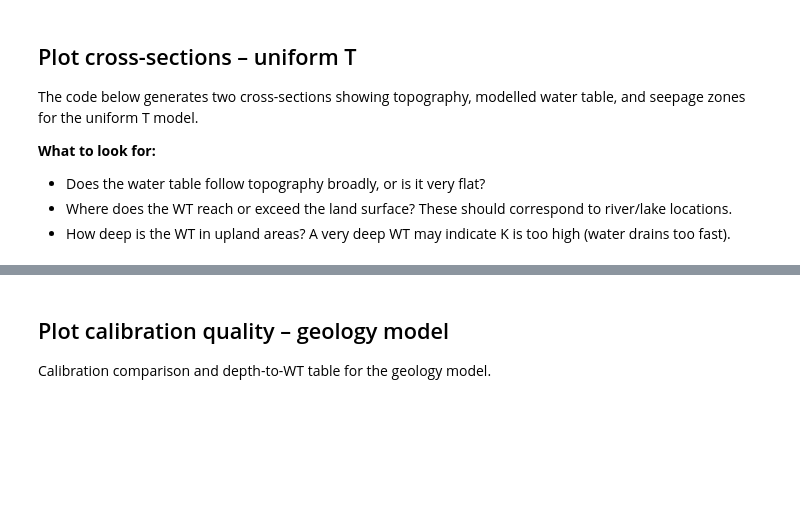
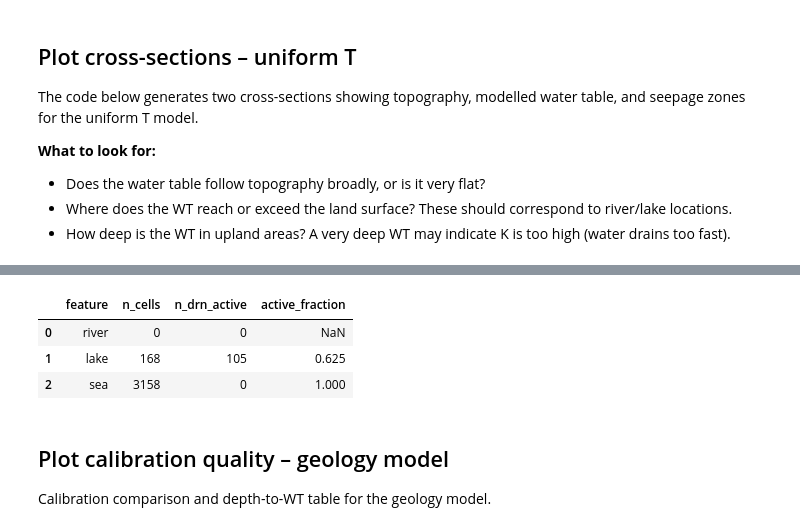
Before and after one commit to ElcoLuijendijk/GEOV212_hydrogeology_exercises, a Jupyter notebook: exercise_5b_gw_model.ipynb, the cells around one changed output, grey strips where cells are left out. Saved outputs shown, nothing was run; the diff lists cells and outputs as text; code cells hidden in the pictures; blank space fills up the shorter version.

```diff
--- a/exercise_5b_gw_model.ipynb
+++ b/exercise_5b_gw_model.ipynb
@@ -1035,71 +1181,54 @@ Run a forward model with the geology K base field. Optionally run Nelder-Mead op
 # %%
-# ── Run a forward model with the geology K base field ────────────────────────
-# Before calibration, check how the geology K map performs on its own.
-# Compare the loss with the uniform T result from Part C.
-geo_base_result = evaluate_candidate(hk_geo_base, obs_grid)
-print('Geology K, forward run (no calibration):')
-print(f"  Well depth RMSE      = {geo_base_result['obs_stats']['rmse']:.2f} m  [cal target]")
-print(f"  SW head-deficit RMSE = {geo_base_result['target_stats']['sw_head_deficit_rmse_m']:.2f} m  [cal target]")
-print(f"  R²                   = {geo_base_result['obs_stats']['r2']:.3f}  [diagnostic]")
-print(f"  Loss = {geo_base_result['loss']:.3f}")
-print()
-
-# ── Optional: automated group calibration ────────────────────────────────────
-# Set run_geo_calibration = True to search for the best per-group K multipliers
-# using Nelder-Mead optimisation (simplex method). Takes a few minutes.
-# Each group's K is multiplied by 10^m, where m is the optimised exponent.
+# ── Optional: automated group T calibration ───────────────────────────────
+# Set run_geo_calibration = True to search for the best T per group using
+# Nelder-Mead optimisation. Starting values come from T_by_group (Stage D1).
 run_geo_calibration = False
 
-# Limits to keep the calibration physically sensible:
-#   _MAX_GROUP_MULT  : maximum log10 multiplier per group (±3 means K can vary by ×1000)
-#   _MAX_K_LOG_RANGE : maximum allowed log10 spread across the whole K field (4 = 4 orders of magnitude)
-_MAX_GROUP_MULT  = 3.0
-_MAX_K_LOG_RANGE = 4.0
+# Allowed T range (log10 space) for the calibration search.
+_T_LOG_MIN = -8.0   # 1e-8 m²/s  (very low T)
+_T_LOG_MAX =  0.0   # 1e0  m²/s  (very high T)
 
 
-def build_hk_from_groups(log10_mults):
+def build_hk_from_group_T(log10_T_vals):
     """
-    Apply per-group log10 multipliers to the base geology K field.
-
-    Each group's K is scaled by 10^m (m is clipped to ±_MAX_GROUP_MULT).
-    An overall K-contrast limit is then applied so no single cell is
-    more than 10^_MAX_K_LOG_RANGE times higher/lower than the median.
+    Build an hk array from per-group log10(T) values.
+    K = T / aquifer_thickness_m; log10_T values are clipped to valid range.
     """
-    mults = np.clip(np.asarray(log10_mults, dtype=float),
-                    -_MAX_GROUP_MULT, _MAX_GROUP_MULT)
-    hk = hk_geo_base.copy()
+    hk = np.full_like(dem, 1e-12, dtype=float)
     for i in range(len(group_names)):
-        hk[group_labels == i] *= 10.0 ** mults[i]
-    hk = gwu.limit_k_contrast(hk, active, max_log10_range=_MAX_K_LOG_RANGE)
+        T_group = 10.0 ** np.clip(log10_T_vals[i], _T_LOG_MIN, _T_LOG_MAX)
+        hk[group_labels == i] = T_group / aquifer_thickness_m
     return np.where(active, hk, 1e-12)
 
 
+# Starting log10(T) values from Stage D1 T_by_group
+_x0_log10_T = [np.log10(T_by_group[name]) for name in group_names]
+
 if run_geo_calibration:
-    cache_geo = {}
+    _cache_geo = {}
 
-    def objective_geo(log10_mults):
-        key = tuple(np.round(np.asarray(log10_mults, dtype=float), 3))
-        if key not in cache_geo:
-            hk = build_hk_from_groups(log10_mults)
-            cache_geo[key] = evaluate_candidate(hk, obs_grid)['loss']
-        return cache_geo[key]
+    def _objective_geo(log10_T_vals):
+        _key = tuple(np.round(np.asarray(log10_T_vals, dtype=float), 3))
+        if _key not in _cache_geo:
+            _hk = build_hk_from_group_T(log10_T_vals)
+            _cache_geo[_key] = evaluate_candidate(_hk, obs_grid)['loss']
+        return _cache_geo[_key]
 
-    res_g = minimize(
-        objective_geo,
-        x0=np.zeros(len(group_names)),   # start with no adjustment (multiplier = 10^0 = 1)
+    _res_g = minimize(
+        _objective_geo,
+        x0=_x0_log10_T,
         method='Nelder-Mead',
-        options={'maxiter': 100, 'xatol': 0.05, 'fatol': 0.02},
+        options={'maxiter': 150, 'xatol': 0.05, 'fatol': 0.02},
     )
-    best_hk_geo = build_hk_from_groups(res_g.x)
-    print('Best group multipliers found by calibration:')
-    for gname, m in zip(group_names, res_g.x):
-        effective = np.clip(m, -_MAX_GROUP_MULT, _MAX_GROUP_MULT)
-        print(f'  {gname}: 10^({effective:+.3f}) = ×{10.0 ** effective:.3f}  '
-              f'(K scaled by factor {10.0 ** effective:.1f})')
+    best_hk_geo = build_hk_from_group_T(_res_g.x)
+    print('Best T values found by calibration:')
+    for gname, log10_T in zip(group_names, _res_g.x):
+        T_cal = 10.0 ** np.clip(log10_T, _T_LOG_MIN, _T_LOG_MAX)
+        K_cal = T_cal / aquifer_thickness_m
+        print(f'  {gname}: T = {T_cal:.3e} m²/s  (K = {K_cal:.3e} m/s)')
 else:
-    # Use the base geology K field without any group scaling
-    best_hk_geo = build_hk_from_groups(np.zeros(len(group_names)))
-    print('Using unscaled geology K (set run_geo_calibration = True to optimise).')
+    best_hk_geo = build_hk_from_group_T(_x0_log10_T)
+    print('Using T values from Stage D1 (set run_geo_calibration = True to optimise).')
 
 geo_result  = evaluate_candidate(best_hk_geo, obs_grid)
 head_geo    = geo_result['head']
@@ -1108,8 +1237,11 @@ eval_geo    = geo_result['eval_df']
 stats_geo   = geo_result['obs_stats']
 targets_geo = geo_result['target_stats']
 
-print(f'\nFinal K range (active cells): {best_hk_geo[active].min():.2e} – '
-      f'{best_hk_geo[active].max():.2e} m/s')
+_T_best_geo = best_hk_geo * aquifer_thickness_m
+print(f'\nFinal T range (active cells): '
+      f'{_T_best_geo[active].min():.2e} – {_T_best_geo[active].max():.2e} m²/s')
+print(f'Final K range (active cells): '
+      f'{best_hk_geo[active].min():.2e} – {best_hk_geo[active].max():.2e} m/s')
 print()
 print('Geology model: calibration targets (enter the combined loss):')
 print(f"  Well depth RMSE         : {stats_geo['rmse']:.2f} m")
@@ -1130,3 +1262,4 @@ print(f'Geology model improves combined loss: {geo_result["loss"] < uniform_resu
 activation_geo = gwu.check_drain_activation(head_geo, diag_geo, sw, sea, active)
 print('\nDrain activation (geology model):')
 display(activation_geo)
+# %% [output]
@@ -1133,3 +1283,7 @@ display(activation_geo)
+|  | feature | n_cells | n_drn_active | active_fraction |
+| 0 | river | 0 | 0 | NaN |
+| 1 | lake | 168 | 105 | 0.625 |
+| 2 | sea | 3158 | 0 | 1.000 |
 # %% [markdown]
 ## Plot calibration quality – geology model
 
```
Also changed, not shown: parts of 35 cells of this notebook.
